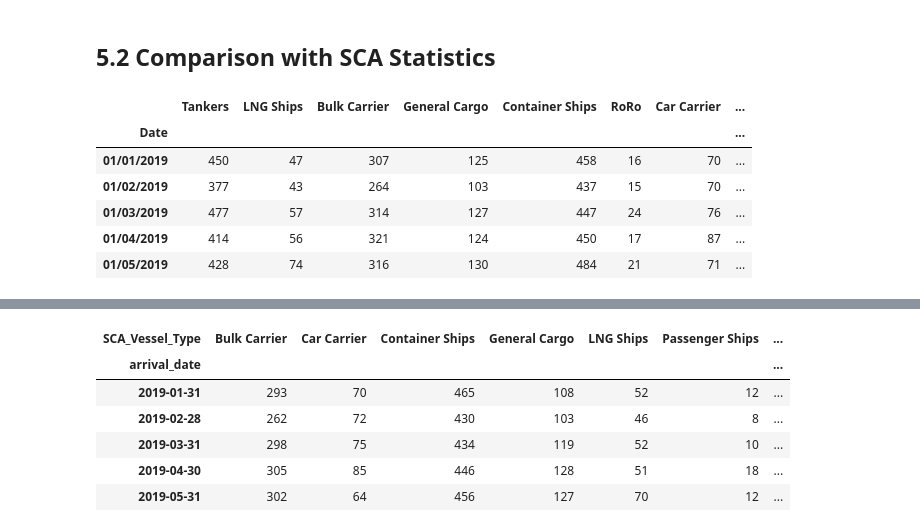
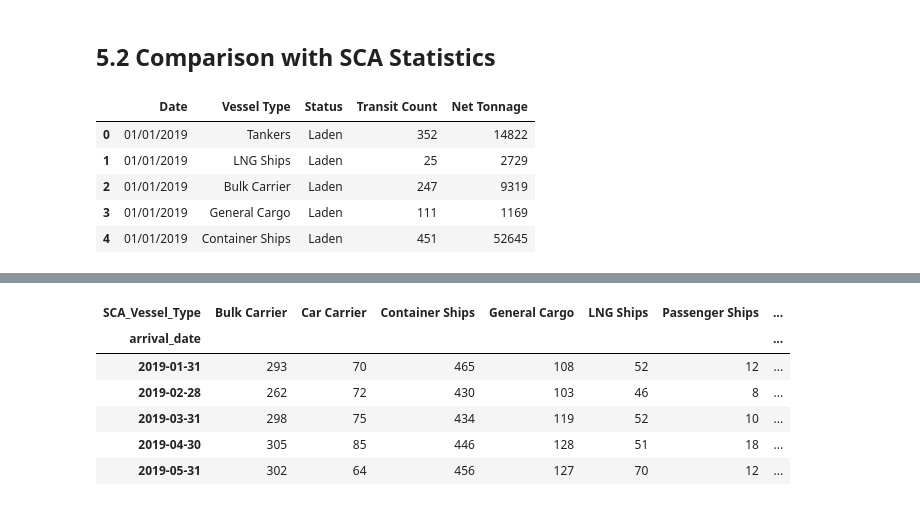
Before and after one commit to ADB-Data-Division/ais_passageways, a Jupyter notebook: notebooks/Suez Canal Benchmarking.ipynb, the cells around one changed output, grey strips where cells are left out. Drawn from its saved outputs; the diff is of its cells as text; code cells hidden in the pictures.

Commit message:
include net tonnage calculation

```diff
--- a/notebooks/Suez Canal Benchmarking.ipynb
+++ b/notebooks/Suez Canal Benchmarking.ipynb
@@ -312,14 +328,13 @@ count_per_poi
 ## 5.2 Comparison with SCA Statistics
 # %%
 #Read the transit statistics from Suez Canal Authority
-request = requests.get(f"https://api.github.com/repos/cherrylchico/ais_passageways/contents/data/Suez Canal Transits SCA 2019.csv")
-sca = pd.read_csv(StringIO(base64.b64decode(request.json()['content']).decode('utf-8'))).set_index("Date")
+request = requests.get(f"https://api.github.com/repos/cherrylchico/ais_passageways/contents/data/Suez Canal Transits SCA 2019.csv?ref=dev")
+sca = pd.read_csv(StringIO(base64.b64decode(request.json()['content']).decode('utf-8')))
 sca.head()
 # %% [output]
-|  | Tankers | LNG Ships | Bulk Carrier | General Cargo | Container Ships | RoRo | Car Carrier | ... |
-| Date |  |  |  |  |  |  |  | ... |
-| 01/01/2019 | 450 | 47 | 307 | 125 | 458 | 16 | 70 | ... |
-| 01/02/2019 | 377 | 43 | 264 | 103 | 437 | 15 | 70 | ... |
-| 01/03/2019 | 477 | 57 | 314 | 127 | 447 | 24 | 76 | ... |
-| 01/04/2019 | 414 | 56 | 321 | 124 | 450 | 17 | 87 | ... |
-| 01/05/2019 | 428 | 74 | 316 | 130 | 484 | 21 | 71 | ... |
+|  | Date | Vessel Type | Status | Transit Count | Net Tonnage |
+| 0 | 01/01/2019 | Tankers | Laden | 352 | 14822 |
+| 1 | 01/01/2019 | LNG Ships | Laden | 25 | 2729 |
+| 2 | 01/01/2019 | Bulk Carrier | Laden | 247 | 9319 |
+| 3 | 01/01/2019 | General Cargo | Laden | 111 | 1169 |
+| 4 | 01/01/2019 | Container Ships | Laden | 451 | 52645 |
```
Also changed, not shown: parts of 31 cells of this notebook.
